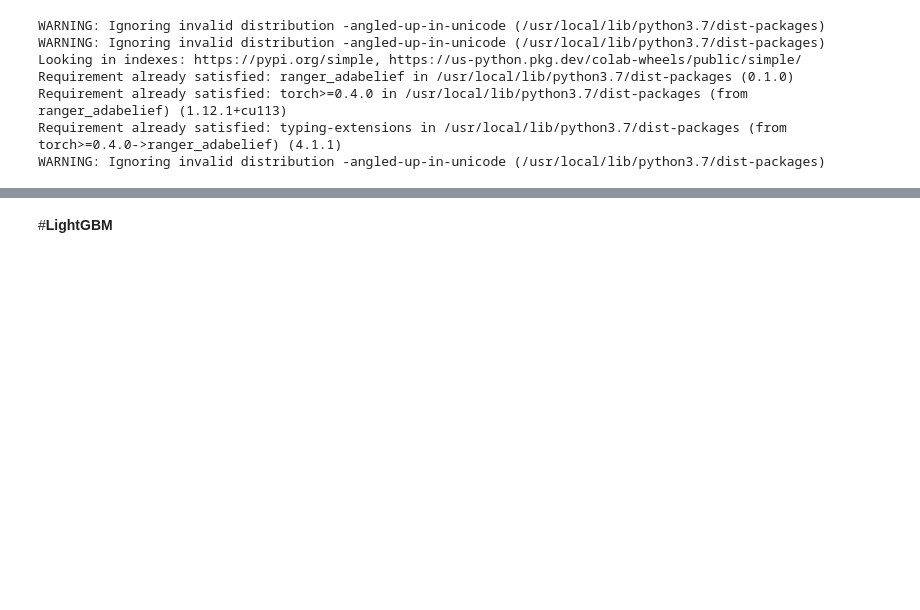
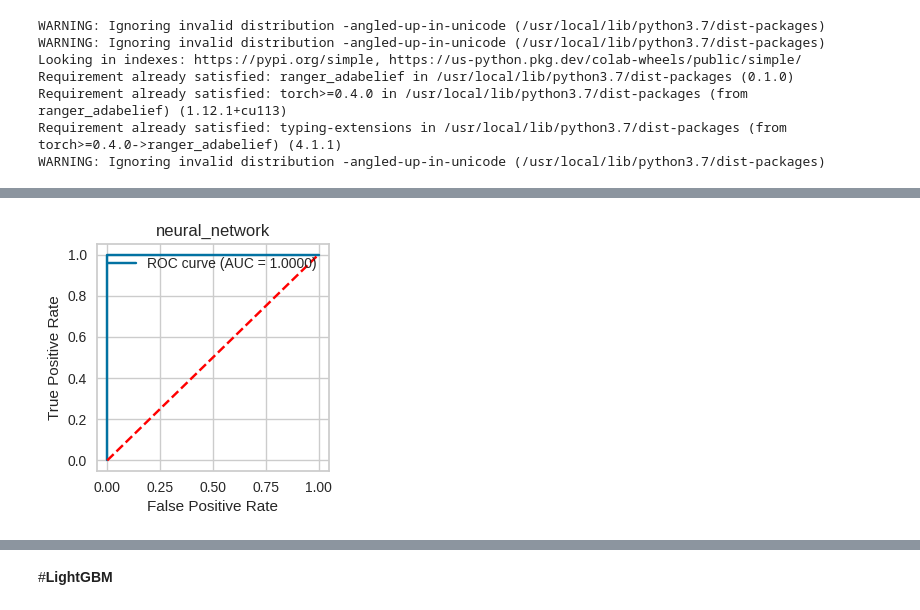
Before and after one commit to ykitaguchi77/Kaggle, a Jupyter notebook: Bunkruptcy-prediction.ipynb, the cells around one changed output, grey strips where cells are left out. Saved outputs shown, nothing was run; the diff lists cells and outputs as text; code cells hidden in the pictures; blank space fills up the shorter version.

```diff
--- a/Bunkruptcy-prediction.ipynb
+++ b/Bunkruptcy-prediction.ipynb
@@ -993,0 +1075,19 @@ array([1, 0, 0, 0, 0, 0, 0, 0, 1, 0, 0, 0, 0, 0, 1, 1, 0, 0, 1, 0, 0, 0,
+# %%
+# -------- ROC曲線, AUC -----------
+from sklearn.metrics import roc_curve
+from sklearn.metrics import roc_auc_score
+
+fpr, tpr, thresholds = roc_curve(y_val, clf.predict_proba(x_val)[:, 0], pos_label=0) # 0:ガン患者の分類
+auc = roc_auc_score(y_val, clf.predict_proba(x_val)[:, 1])
+plt.figure(figsize=(3, 3), dpi=100)
+plt.plot(fpr, tpr, label='ROC curve (AUC = %.4f)'%auc)
+x = np.arange(0, 1, 0.01)
+plt.plot(x, x, c = 'red', linestyle = '--')
+plt.legend()
+plt.title("neural_network")
+plt.xlabel('False Positive Rate')
+plt.ylabel('True Positive Rate')
+plt.grid(True)
+plt.show()
+# %% [output]
+[figure, added]
```
Also changed, not shown: parts of 10 cells of this notebook.
